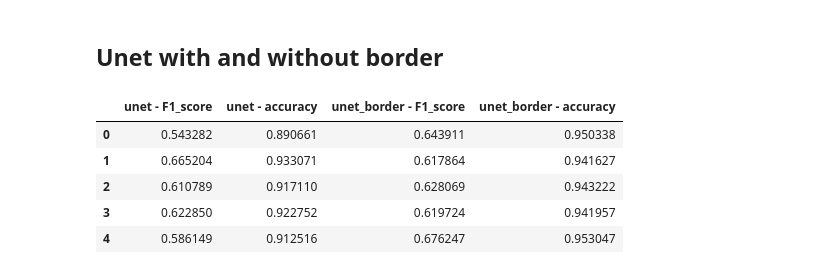
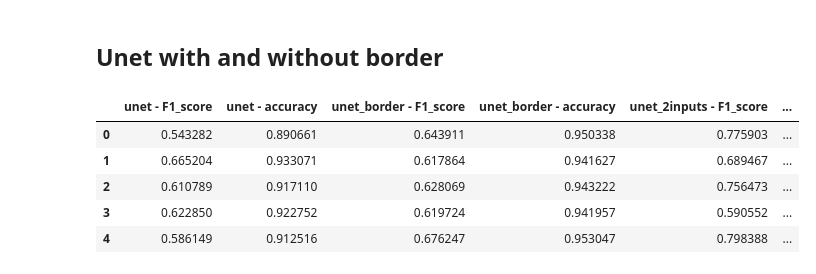
Before and after one commit to stianteien/M_DV_V2022, a Jupyter notebook: unet_detection/compare_unets.ipynb, the cells around one changed output. Drawn from its saved outputs; the diff is of its cells as text; code cells hidden in the pictures.

```diff
--- a/unet_detection/compare_unets.ipynb
+++ b/unet_detection/compare_unets.ipynb
@@ -11,6 +11,8 @@ import seaborn as sns
 # %%
 unet = np.load("unetmetric.npy")
 unet_border = np.load("unetmetric_border.npy")
+unet_2inputs = np.load("unetmetric_2inputs.npy")
+unet_2input_inside = np.load("unet_2input2.npy")
 sharpunet = np.load("from_orion/sharpunetmetrics.npy")
 multiresnet = np.load("from_orion/multinresunetmetrics.npy")
 # %%
@@ -94,20 +96,24 @@ plt.show()
 # %% [markdown]
 ## Unet with and without border
 # %%
-combs = np.vstack([unet, unet_border]).T
+combs = np.vstack([unet, unet_border, unet_2inputs, unet_2input_inside]).T
 metrics_df = pd.DataFrame(combs,
              columns=["unet - F1_score",
                       "unet - accuracy",
                       "unet_border - F1_score",
-                      "unet_border - accuracy"])
+                      "unet_border - accuracy",
+                      "unet_2inputs - F1_score",
+                      "unet_2inputs - accuracy",
+                      "unet_2inputs_inside - F1_score",
+                      "unet_2inputs_inside - accuracy"])
 
 metrics_df
 # %% [output]
-|  | unet - F1_score | unet - accuracy | unet_border - F1_score | unet_border - accuracy |
-| 0 | 0.543282 | 0.890661 | 0.643911 | 0.950338 |
-| 1 | 0.665204 | 0.933071 | 0.617864 | 0.941627 |
-| 2 | 0.610789 | 0.917110 | 0.628069 | 0.943222 |
-| 3 | 0.622850 | 0.922752 | 0.619724 | 0.941957 |
-| 4 | 0.586149 | 0.912516 | 0.676247 | 0.953047 |
+|  | unet - F1_score | unet - accuracy | unet_border - F1_score | unet_border - accuracy | unet_2inputs - F1_score | ... |
+| 0 | 0.543282 | 0.890661 | 0.643911 | 0.950338 | 0.775903 | ... |
+| 1 | 0.665204 | 0.933071 | 0.617864 | 0.941627 | 0.689467 | ... |
+| 2 | 0.610789 | 0.917110 | 0.628069 | 0.943222 | 0.756473 | ... |
+| 3 | 0.622850 | 0.922752 | 0.619724 | 0.941957 | 0.590552 | ... |
+| 4 | 0.586149 | 0.912516 | 0.676247 | 0.953047 | 0.798388 | ... |
 # %%
 sns.set_theme(style="whitegrid")
```
Also changed, not shown: parts of 1 cell of this notebook.
